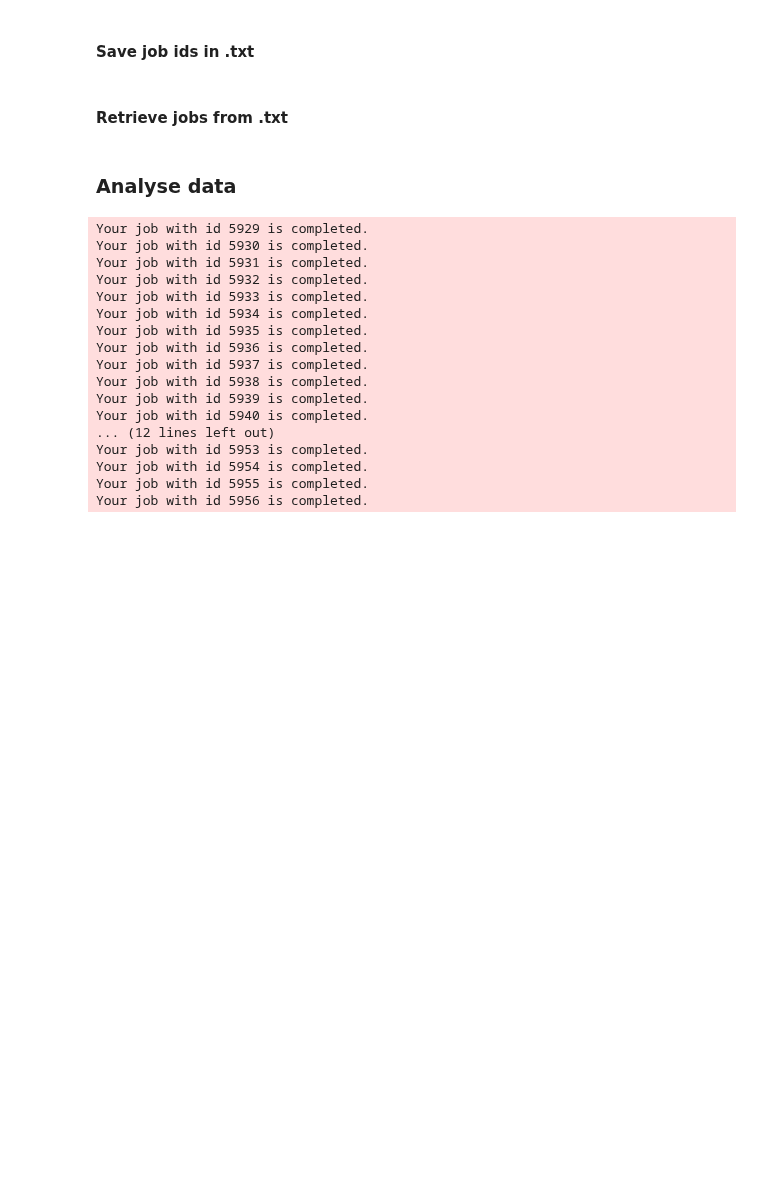
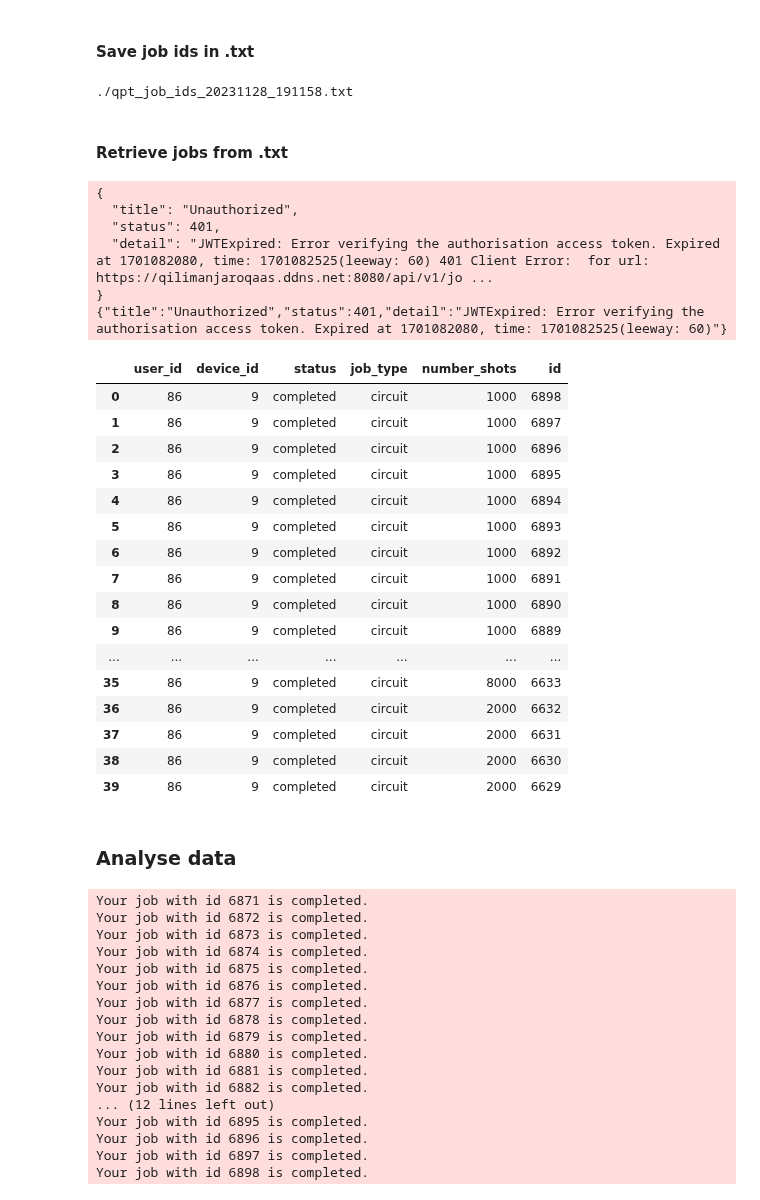
Before and after one commit to qilimanjaro-tech/qiboconnection-portfolio, a Jupyter notebook: benchmarks/process_tomography.ipynb, the cells around one changed output. Drawn from its saved outputs; the diff is of its cells as text; code cells hidden in the pictures; blank space fills up the shorter version.

```diff
--- a/benchmarks/process_tomography.ipynb
+++ b/benchmarks/process_tomography.ipynb
@@ -104,3 +104,11 @@ fpath_saveids = './qpt_job_ids.txt'
 # %% [markdown]
 #### Save job ids in .txt
+# %%
+today = datetime.datetime.now()
+date_stamp = ("").join([str(x) for x in [today.year, today.month, today.day]])
+time_stamp = ("").join([str(x) for x in [today.hour, today.minute, today.second]])
+fpath_saveids = f"./qpt_job_ids_{date_stamp}_{time_stamp}.txt"
+print(fpath_saveids)
+# %% [output]
+./qpt_job_ids_20231128_191158.txt
 # %%
@@ -136,4 +144,30 @@ def retrieve_jobids(fpath_saveids):
 spam_job_ids, qpt_job_ids = retrieve_jobids(fpath_saveids)
+# %%
+api.list_jobs().dataframe[:40]
+# %% [output]
+{
+  "title": "Unauthorized",
+  "status": 401,
+  "detail": "JWTExpired: Error verifying the authorisation access token. Expired at 1701082080, time: 1701082525(leeway: 60) 401 Client Error:  for url: https://qilimanjaroqaas.ddns.net:8080/api/v1/jo ...
+}
+{"title":"Unauthorized","status":401,"detail":"JWTExpired: Error verifying the authorisation access token. Expired at 1701082080, time: 1701082525(leeway: 60)"}
+|  | user_id | device_id | status | job_type | number_shots | id |
+| 0 | 86 | 9 | completed | circuit | 1000 | 6898 |
+| 1 | 86 | 9 | completed | circuit | 1000 | 6897 |
+| 2 | 86 | 9 | completed | circuit | 1000 | 6896 |
+| 3 | 86 | 9 | completed | circuit | 1000 | 6895 |
+| 4 | 86 | 9 | completed | circuit | 1000 | 6894 |
+| 5 | 86 | 9 | completed | circuit | 1000 | 6893 |
+| 6 | 86 | 9 | completed | circuit | 1000 | 6892 |
+| 7 | 86 | 9 | completed | circuit | 1000 | 6891 |
+| 8 | 86 | 9 | completed | circuit | 1000 | 6890 |
+| 9 | 86 | 9 | completed | circuit | 1000 | 6889 |
+| ... | ... | ... | ... | ... | ... | ... |
+| 35 | 86 | 9 | completed | circuit | 8000 | 6633 |
+| 36 | 86 | 9 | completed | circuit | 2000 | 6632 |
+| 37 | 86 | 9 | completed | circuit | 2000 | 6631 |
+| 38 | 86 | 9 | completed | circuit | 2000 | 6630 |
+| 39 | 86 | 9 | completed | circuit | 2000 | 6629 |
 # %% [markdown]
 ### Analyse data
 # %%
@@ -148,9 +182,7 @@ reconstructed_Rs = np.zeros((len(qubit_pairs), 16, 16))
 fidelities = {}
 
 
-
 for pair_index, qubit_pair in enumerate(qubit_pairs):
-
     spam_id = spam_job_ids[str(qubit_pair)]
     spam_results = api.get_result(spam_id)
     spam_data_probabilities = process_returned_dataformat(spam_results, nqubits=2)
@@ -167,11 +199,13 @@ for pair_index, qubit_pair in enumerate(qubit_pairs):
 
         for pb_index in range(6):
             qst_papb_expectedobs = qst_pa_expectedobs[pb_index * 36 : 36 * (pb_index + 1)]
-            coeff_matrix, independent_term = prepare_linear_system_QST(measurement_calibration_weights, qst_papb_expectedobs)
+            coeff_matrix, independent_term = prepare_linear_system_QST(
+                measurement_calibration_weights, qst_papb_expectedobs
+            )
 
             ## solve linear system QST
             reconstructed_state_paulibasis_noII = np.linalg.pinv(coeff_matrix) @ independent_term
-            state_reconstruction_paulibasis[pair_index, P_index] = np.append(1/4, reconstructed_state_paulibasis_noII)
+            state_reconstruction_paulibasis[pair_index, P_index] = np.append(1 / 4, reconstructed_state_paulibasis_noII)
 
             P_index += 1
 
@@ -183,23 +217,23 @@ for pair_index, qubit_pair in enumerate(qubit_pairs):
     process_fidelity = compute_process_fidelity(R_ideal, reconstructed_R)
     fidelities[str(qubit_pair)] = process_fidelity
 # %% [output]
-Your job with id 5929 is completed.
-Your job with id 5930 is completed.
-Your job with id 5931 is completed.
-Your job with id 5932 is completed.
-Your job with id 5933 is completed.
-Your job with id 5934 is completed.
-Your job with id 5935 is completed.
-Your job with id 5936 is completed.
-Your job with id 5937 is completed.
-Your job with id 5938 is completed.
-Your job with id 5939 is completed.
-Your job with id 5940 is completed.
+Your job with id 6871 is completed.
+Your job with id 6872 is completed.
+Your job with id 6873 is completed.
+Your job with id 6874 is completed.
+Your job with id 6875 is completed.
+Your job with id 6876 is completed.
+Your job with id 6877 is completed.
+Your job with id 6878 is completed.
+Your job with id 6879 is completed.
+Your job with id 6880 is completed.
+Your job with id 6881 is completed.
+Your job with id 6882 is completed.
 ... (12 lines left out)
-Your job with id 5953 is completed.
-Your job with id 5954 is completed.
-Your job with id 5955 is completed.
-Your job with id 5956 is completed.
+Your job with id 6895 is completed.
+Your job with id 6896 is completed.
+Your job with id 6897 is completed.
+Your job with id 6898 is completed.
 # %%
 print(fidelities)
 # %% [output]
```
Also changed, not shown: parts of 9 cells of this notebook.
